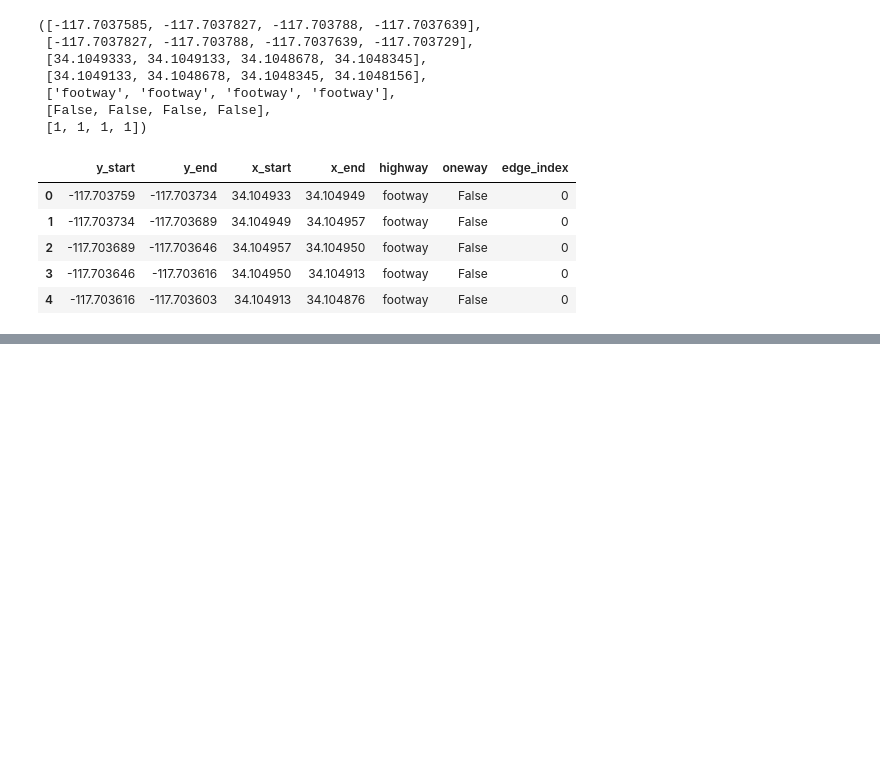
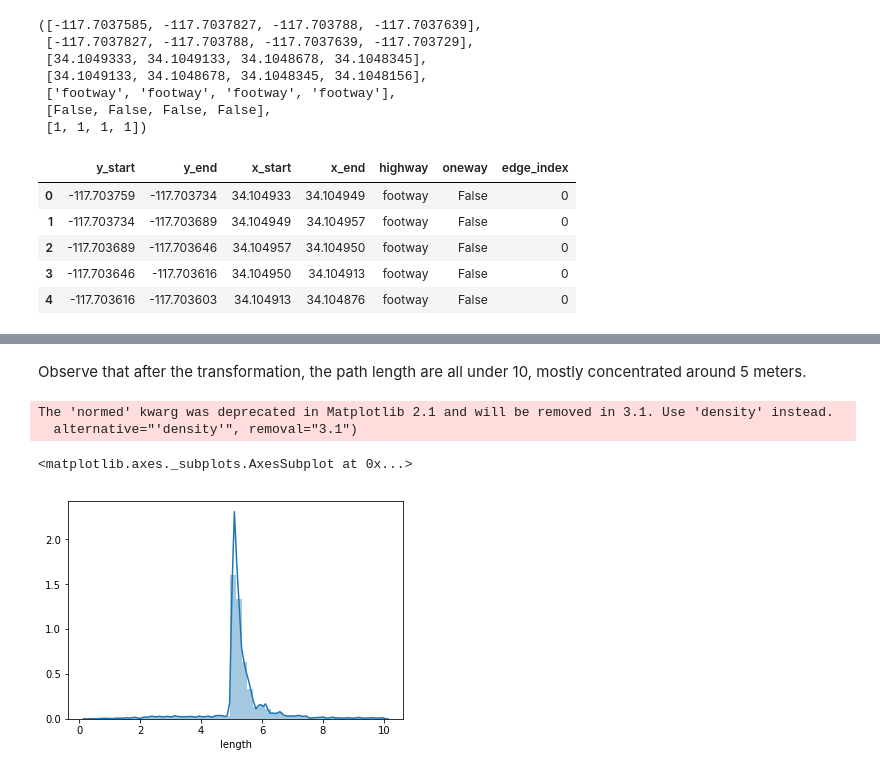
Before and after one commit to zihaoxu/accessibility_path_finding, a Jupyter notebook: 2-build/01-build-clean-edge.ipynb, the cells around one changed output, grey strips where cells are left out. Cells and saved outputs as stored; diff of their text form; code cells hidden in the pictures; blank space fills up the shorter version.

```diff
--- a/2-build/01-build-clean-edge.ipynb
+++ b/2-build/01-build-clean-edge.ipynb
@@ -58,0 +78,4 @@ clean_edge.head()
+# %%
+seg_length = 5
+print("Total number of edges less than", str(seg_length), "m:", sum([l<seg_length for l in clean_edge['length']]))
+print("Total number of nodes in the new graph (overestimate):", sum([l//seg_length+1 for l in clean_edge['length']]))
@@ -58,0 +91,8 @@ clean_edge.head()
+# %%
+for idx in clean_edge.index:
+    if idx == 0:
+        output = break_up_edges_to_nodes(clean_edge, idx, seg_length)
+    else:
+        output = pd.concat([output, break_up_edges_to_nodes(clean_edge, idx, seg_length)])
+print(output.shape)
+output.head()
@@ -59 +107,10 @@ clean_edge.head()
+# %% [markdown]
+Observe that after the transformation, the path length are all under 10, mostly concentrated around 5 meters.
+# %%
+sns.distplot(output['length'])
+# %% [output]
+The 'normed' kwarg was deprecated in Matplotlib 2.1 and will be removed in 3.1. Use 'density' instead.
+  alternative="'density'", removal="3.1")
+<matplotlib.axes._subplots.AxesSubplot at 0x...>
+[figure, added]
 # %%
```
Also changed, not shown: parts of 7 cells of this notebook, 4 other files.
